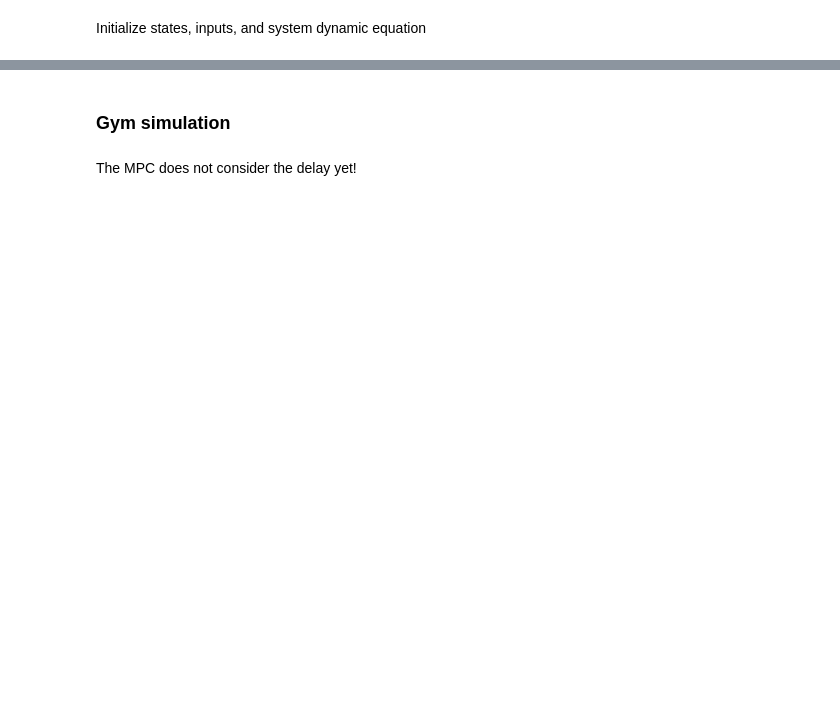
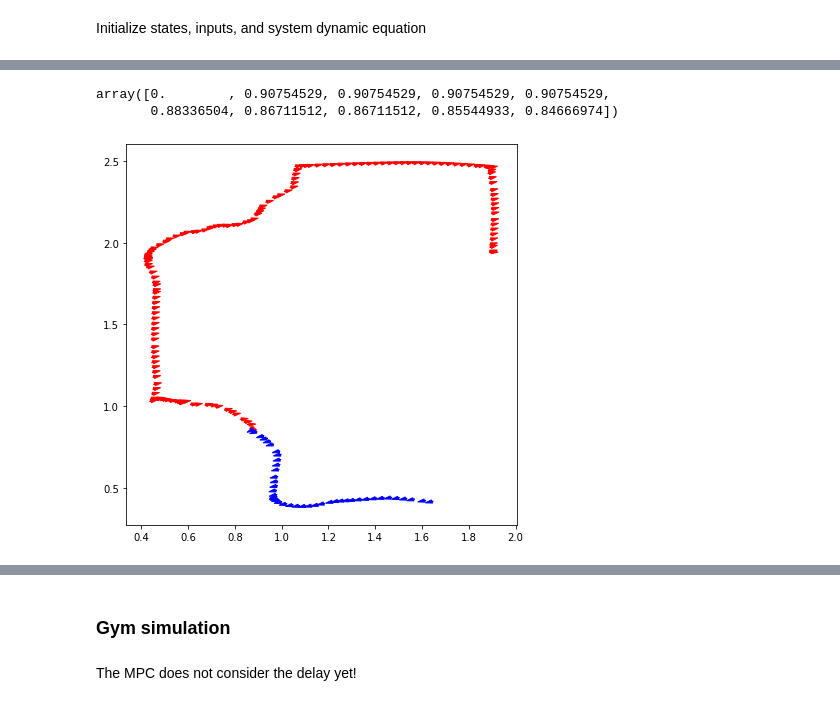
Before and after one commit to giuliovv/duckrace, a Jupyter notebook: iterative_mpc.ipynb, the cells around one changed output, grey strips where cells are left out. Cells and saved outputs as stored; diff of their text form; code cells hidden in the pictures; blank space fills up the shorter version.

```diff
--- a/iterative_mpc.ipynb
+++ b/iterative_mpc.ipynb
@@ -97,9 +94,0 @@ Trajectory CasaDi function
-# %%
-out = SX.sym("out", 2, 2)
-ins = SX.sym("ins", 2, 2)
-a = SX.sym('alpha',1)
-t = ins + a*(out-ins)
-ang = arctan2(t[1,1]-t[0,1], t[1,0]-t[0,0])
-res = horzcat(t[0,:], ang).T
-get_traj = Function('get_traj',[a, out, ins],[res])
-print(get_traj)
@@ -255,0 +224,17 @@ CasADi - 2022-03-14 21:10:26 WARNING("Failed to calculate multipliers") [.../cas
+# %%
+ang = np.array(angles)[:,:,0].reshape(-1)
+ang[:10]
+# %% [output]
+array([0.        , 0.90754529, 0.90754529, 0.90754529, 0.90754529,
+       0.88336504, 0.86711512, 0.86711512, 0.85544933, 0.84666974])
+# %%
+c="r"
+for [x, y], t in zip(res_traj[::2], ang[::2]):
+    dx = 0.007*np.cos(t)
+    if x+dx < x:
+        c = "b"
+    else:
+        c = "r"
+    plt.arrow(x, y, dx, 0.002*np.sin(t), color=c, head_width=0.02)
+# %% [output]
+[figure, added]
```
Also changed, not shown: parts of 18 cells of this notebook, 2 other files.
